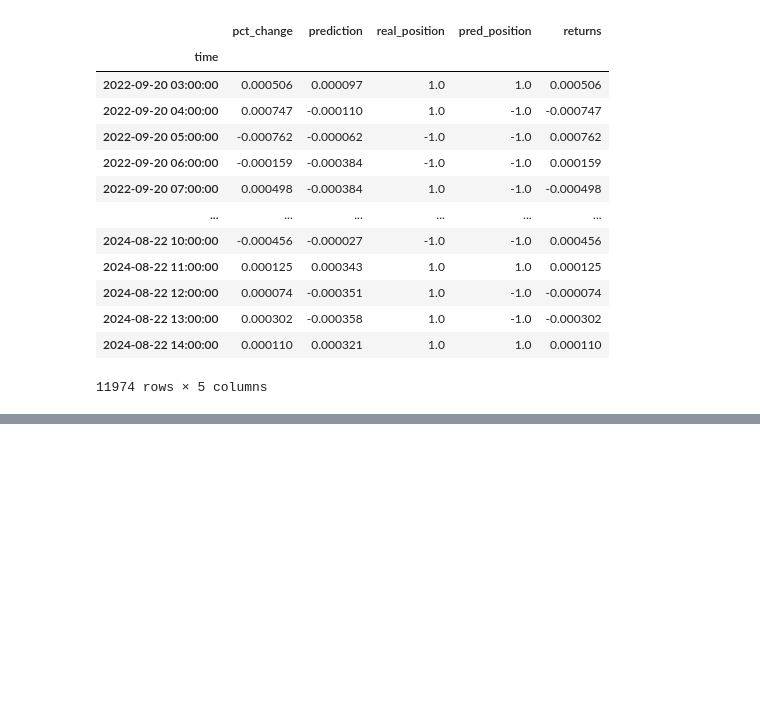
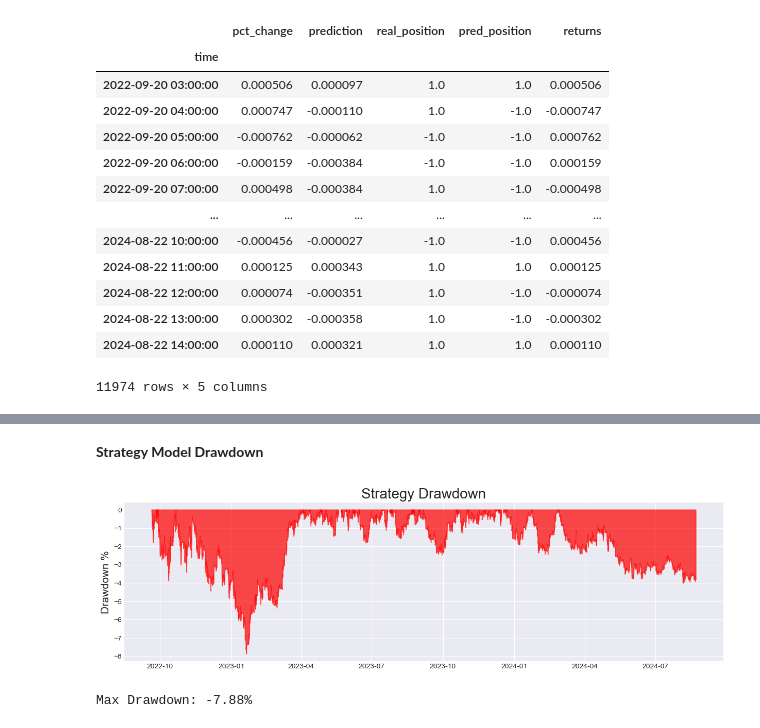
Before and after one commit to YarosInter/Time-Series-Kneighbors-Regressor, a Jupyter notebook: Kneightbors Regressor Model.ipynb, the cells around one changed output, grey strips where cells are left out. Cells and saved outputs as stored; diff of their text form; code cells hidden in the pictures; blank space fills up the shorter version.

```diff
--- a/Kneightbors Regressor Model.ipynb
+++ b/Kneightbors Regressor Model.ipynb
@@ -181,0 +235,8 @@ returns
+# %% [markdown]
+**Strategy Model Drawdown**
+# %%
+# Check the docstring of the "strategy_drawdown" function from the backtest.py file
+backtest.strategy_drawdown(returns["returns"])
+# %% [output]
+[figure, added]
+Max Drawdown: -7.88%
```
Also changed, not shown: parts of 9 cells of this notebook.
